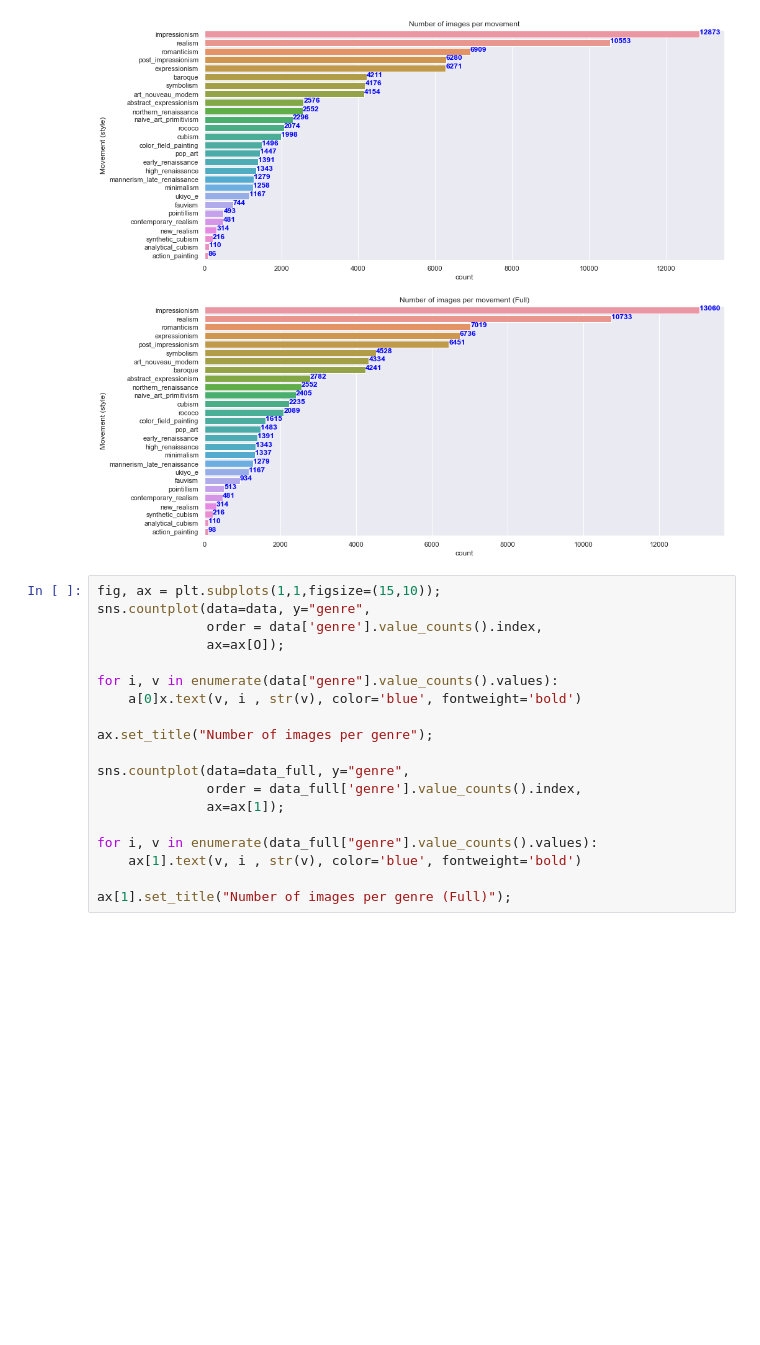
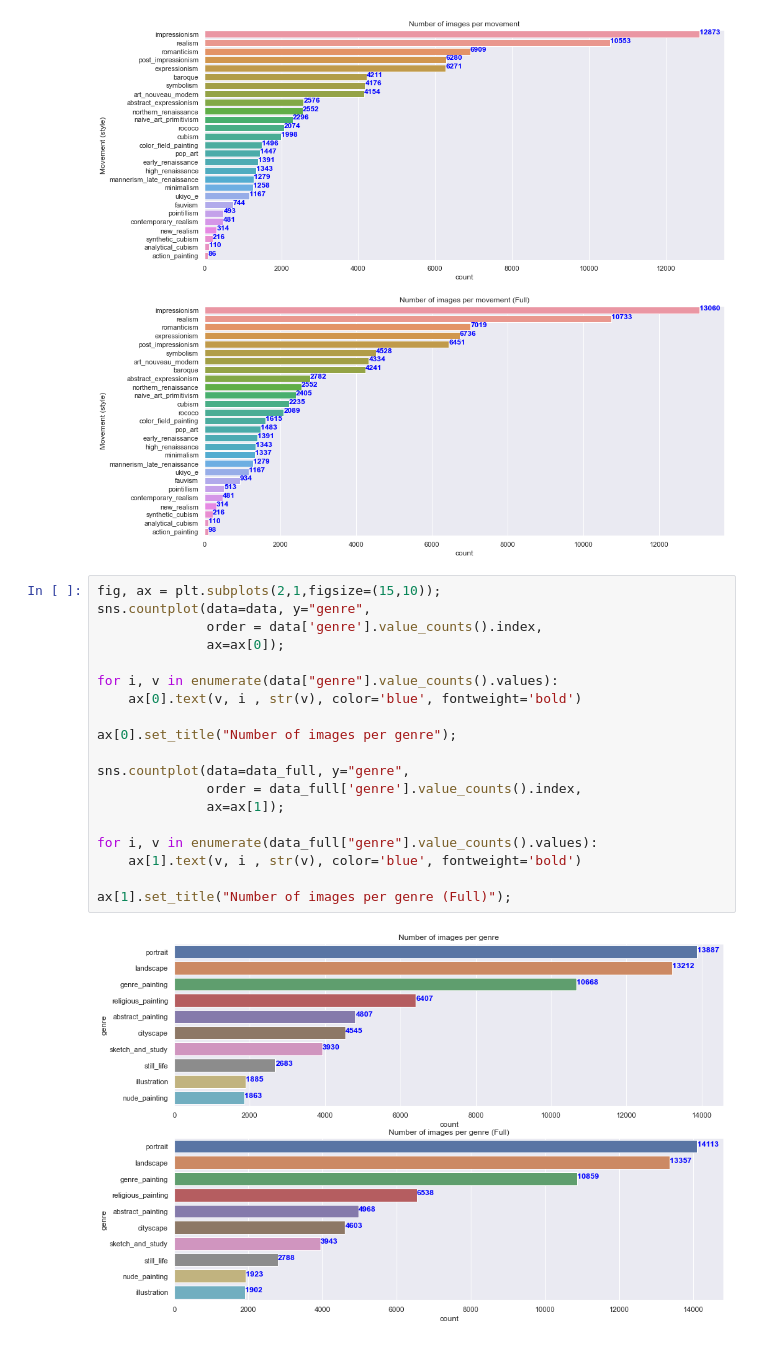
Before and after one commit to gregoirelafay/neural-art, a Jupyter notebook: notebooks/gregoire_data_preparation.ipynb, the cells around one changed output. Drawn from its saved outputs; the diff is of its cells as text; blank space fills up the shorter version.

```diff
--- a/notebooks/gregoire_data_preparation.ipynb
+++ b/notebooks/gregoire_data_preparation.ipynb
@@ -187,24 +187,26 @@ ax[1].set_ylabel("Movement (style)");
 # %% [output]
 [figure]
 # %%
-fig, ax = plt.subplots(1,1,figsize=(15,10));
+fig, ax = plt.subplots(2,1,figsize=(15,10));
 sns.countplot(data=data, y="genre",
               order = data['genre'].value_counts().index,
-              ax=ax[O]);
+              ax=ax[0]);
 
 for i, v in enumerate(data["genre"].value_counts().values):
-    a[0]x.text(v, i , str(v), color='blue', fontweight='bold')
+    ax[0].text(v, i , str(v), color='blue', fontweight='bold')
 
-ax.set_title("Number of images per genre");
+ax[0].set_title("Number of images per genre");
 
 sns.countplot(data=data_full, y="genre",
               order = data_full['genre'].value_counts().index,
               ax=ax[1]);
 
 for i, v in enumerate(data_full["genre"].value_counts().values):
     ax[1].text(v, i , str(v), color='blue', fontweight='bold')
 
 ax[1].set_title("Number of images per genre (Full)");
+# %% [output]
+[figure, added]
 # %%
 fig, ax = plt.subplots(1,1,figsize=(15,10));
 sns.barplot(y=data.groupby("movement").artist.nunique().index,
```
Also changed, not shown: parts of 2 cells of this notebook.
